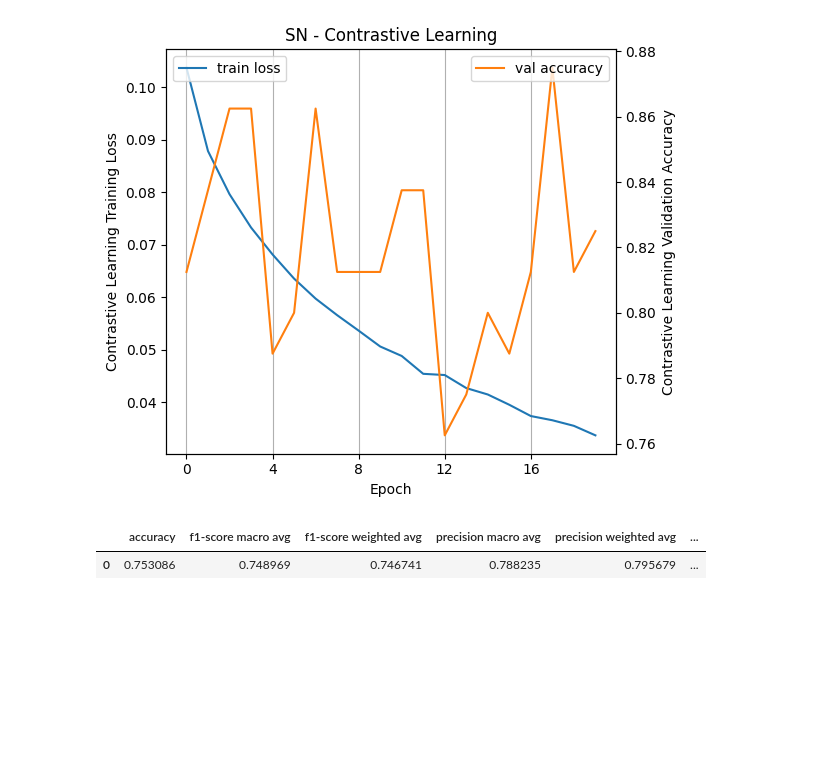
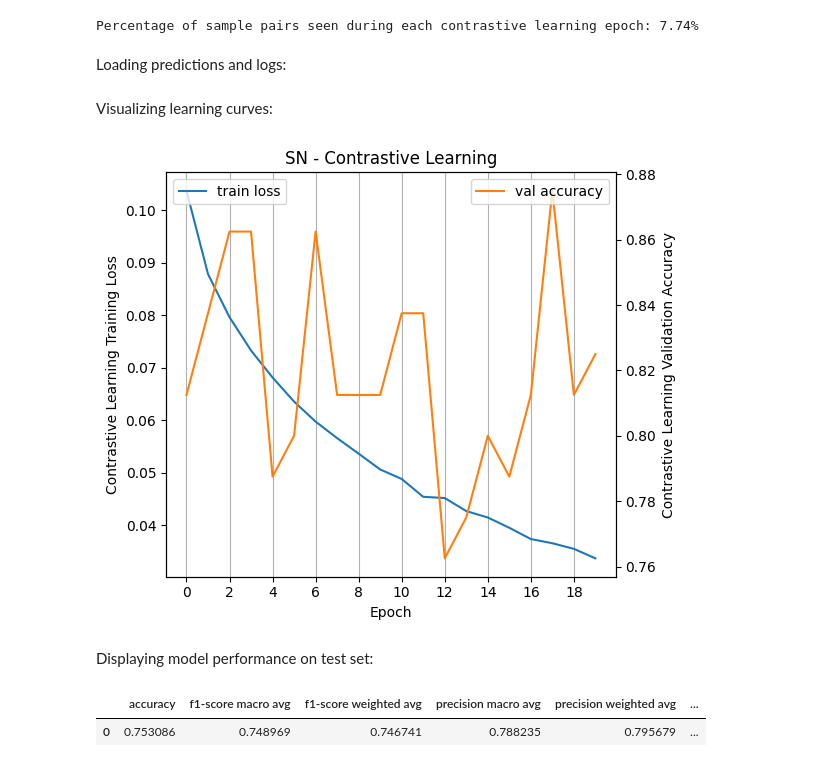
Before and after one commit to iretes/blind-object-recognition-soft-grippers, a Jupyter notebook: SN.ipynb, the cells around one changed output. Drawn from its saved outputs; the diff is of its cells as text; code cells hidden in the pictures; blank space fills up the shorter version.

Commit message:
results summary

```diff
--- a/SN.ipynb
+++ b/SN.ipynb
@@ -132,4 +56,0 @@ plot_confusion_matrix(
-# %%
-with open(os.path.join(RESULTS_DIR, f"{MODEL_NAME}_dropout", f"{MODEL_NAME}_contrastive_history.pkl"), 'rb') as f:
-    contrastive_history = pickle.load(f)
-y_pred = np.load(os.path.join(RESULTS_DIR, f"{MODEL_NAME}_dropout", f"{MODEL_NAME}_predictions.npy"))
@@ -169,4 +56,0 @@ clf_scores_df
-# %%
-with open(os.path.join(RESULTS_DIR, f"{MODEL_NAME}_dropout_more_iter", f"{MODEL_NAME}_contrastive_history.pkl"), 'rb') as f:
-    contrastive_history = pickle.load(f)
-y_pred = np.load(os.path.join(RESULTS_DIR, f"{MODEL_NAME}_dropout_more_iter", f"{MODEL_NAME}_predictions.npy"))
@@ -214,0 +61,7 @@ plot_confusion_matrix(
+# %%
+with open(os.path.join(RESULTS_DIR, f"{MODEL_NAME}_closed_set", f"experiment_settings.json")) as f:
+    experiment_settings = json.load(f)
+experiment_settings_df = pd.DataFrame([experiment_settings]).T
+experiment_settings_df.rename(columns={0: 'value'}, inplace=True)
+experiment_settings_df.index.name = 'parameter'
+experiment_settings_df
@@ -215,26 +80,38 @@ plot_confusion_matrix(
+# %%
+training_samples = X_train.shape[0]
+cl_pairs_perc = (experiment_settings['batch_size']*experiment_settings['contrastive_learning_iteration'])/(training_samples**2)*100
+print(f"Percentage of sample pairs seen during each contrastive learning epoch: {cl_pairs_perc:.2f}%")
+# %% [output]
+Percentage of sample pairs seen during each contrastive learning epoch: 7.74%
+# %% [markdown]
+Loading predictions and logs:
 # %%
-with open(os.path.join(RESULTS_DIR, f"{MODEL_NAME}_shallow", f"{MODEL_NAME}_contrastive_history.pkl"), 'rb') as f:
+with open(os.path.join(RESULTS_DIR, f"{MODEL_NAME}_closed_set", f"{MODEL_NAME}_contrastive_history.pkl"), 'rb') as f:
     contrastive_history = pickle.load(f)
-y_pred = np.load(os.path.join(RESULTS_DIR, f"{MODEL_NAME}_shallow", f"{MODEL_NAME}_predictions.npy"))
+y_pred = np.load(os.path.join(RESULTS_DIR, f"{MODEL_NAME}_closed_set", f"{MODEL_NAME}_predictions.npy"))
+# %% [markdown]
+Visualizing learning curves:
 # %%
 fig, ax = plt.subplots(1, figsize=(6, 5))
 
 ax.plot(contrastive_history["train_loss"], label="train loss")
 ax.set_title(f"{MODEL_NAME} - Contrastive Learning")
 ax.set_ylabel("Contrastive Learning Training Loss")
 ax.set_xlabel("Epoch")
 ax.legend(loc="upper left")
-ax.set_xticks(range(0, 41, 4))
+ax.set_xticks(range(0, 21, 2))
 ax.grid(True, axis='x')
 
 ax_twin = ax.twinx()
 ax_twin.plot(contrastive_history["val_acc"], label="val accuracy", color='tab:orange')
 ax_twin.set_ylabel("Contrastive Learning Validation Accuracy")
 ax_twin.legend(loc="upper right")
 
 fig.tight_layout()
 # %% [output]
-[figure, old version]
+[figure, new version]
+# %% [markdown]
+Displaying model performance on test set:
 # %%
 y_test_str = [y_mapping[label] for label in y_test]
 y_pred_str = [y_mapping[label] for label in y_pred]
```
Also changed, not shown: parts of 29 cells of this notebook, 48 other files.
